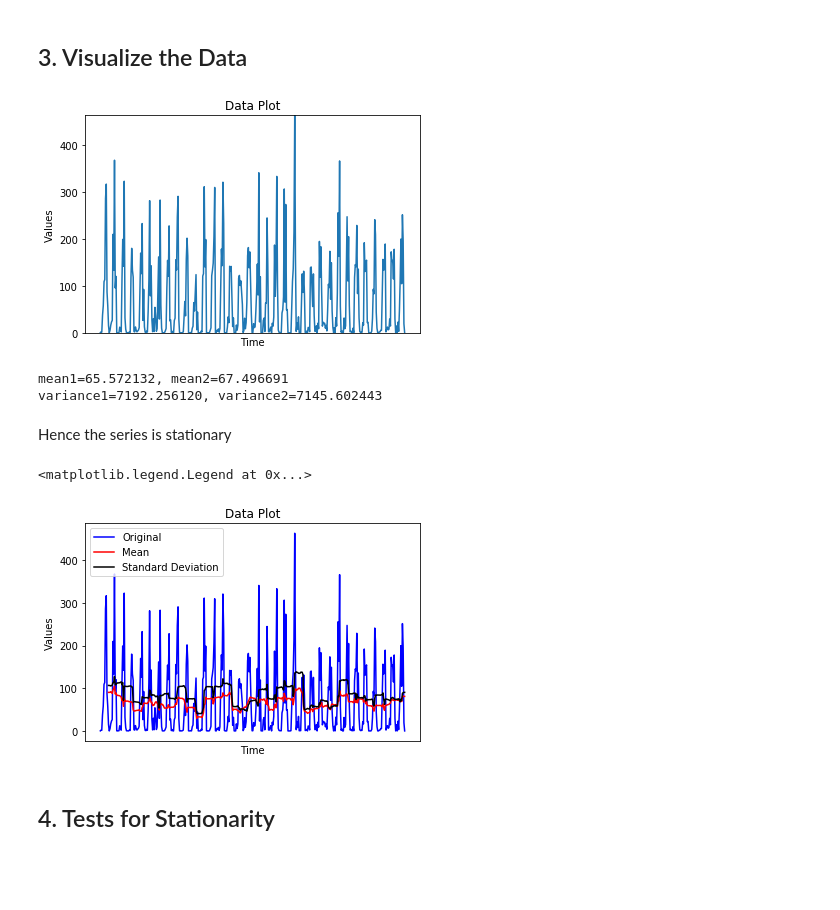
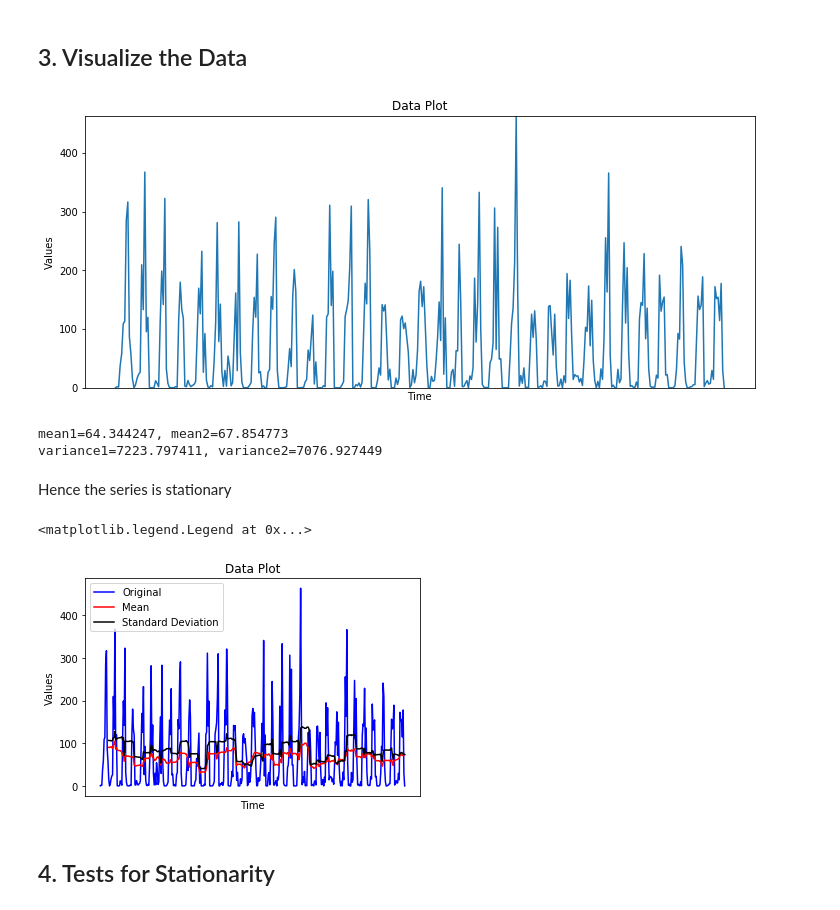
Before and after one commit to vagdevik/ARIMA-Latur, a Jupyter notebook: ARIMA_precip.ipynb, the cells around one changed output. Saved outputs shown, nothing was run; the diff lists cells and outputs as text; code cells hidden in the pictures; blank space fills up the shorter version.

```diff
--- a/ARIMA_precip.ipynb
+++ b/ARIMA_precip.ipynb
@@ -83,6 +85,10 @@ dummy.head()
 | 4 | 1962 May | 58.018 |
 # %%
 series.index = pd.to_datetime(series.Time)
-series.rename(columns={"Time":"Date"})
-# series.drop(["Date"],axis=1)
+series.drop(["Time"],axis=1)
+series = series.drop(columns=['Time'])
+series.head()
+
+test_data = series.ix['1995':]
+series = series.ix[: '1994']
 # %% [output]
@@ -110,26 +109,27 @@ series.rename(columns={"Time":"Date"})
 # %%
 series_data = series.Values
 minimum=series_data.min()
 maximum=series_data.max()
 
+pyplot.figure(figsize=(12,5))
 series_data.plot()
 axes = pyplot.gca()
 axes.set_ylim([minimum,maximum]) #setes ticks on y-axis according to min and max
 
 pyplot.tick_params(
     axis='x',          # changes apply to the x-axis
     which='both',      # both major and minor ticks are affected
     bottom=False,      # ticks along the bottom edge are off
     top=False,         # ticks along the top edge are off
     labelbottom=False)
 
 pyplot.title("Data Plot")
 pyplot.xlabel("Time")
 pyplot.ylabel("Values")
 
 pyplot.show()
 # %% [output]
-[figure, old version]
+[figure, new version]
 # %%
 # checking the mean and variance for stationarity
 X = series.Values
@@ -140,8 +140,8 @@ var1, var2 = X1.var(), X2.var()
 print('mean1=%f, mean2=%f' % (mean1, mean2))
 print('variance1=%f, variance2=%f' % (var1, var2))
 # %% [output]
-mean1=65.572132, mean2=67.496691
-variance1=7192.256120, variance2=7145.602443
+mean1=64.344247, mean2=67.854773
+variance1=7223.797411, variance2=7076.927449
 # %% [markdown]
 <p> Hence the series is stationary</p>
 # %%
@@ -167,7 +167,7 @@ pyplot.ylabel("Values")
 pyplot.legend(loc='best')
 # %% [output]
 <matplotlib.legend.Legend at 0x...>
-[figure, old version]
+[figure, new version]
 # %% [markdown]
 <h2>4. Tests for Stationarity</b>
 # %% [markdown]
```
Also changed, not shown: parts of 30 cells of this notebook, 4 other files.
